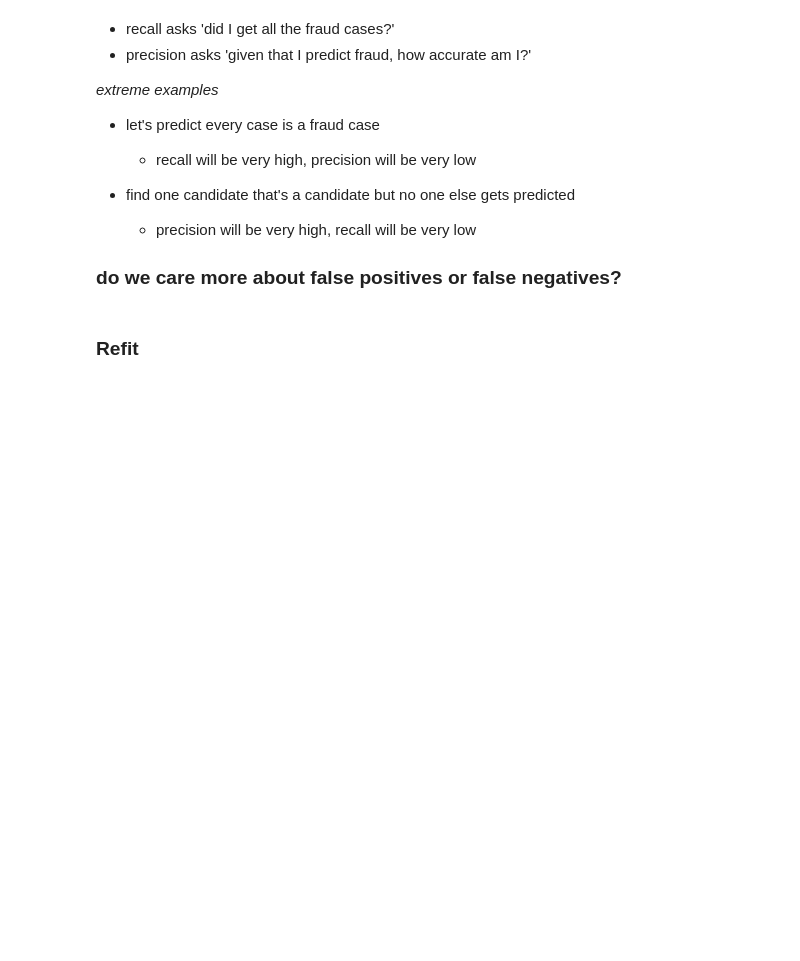
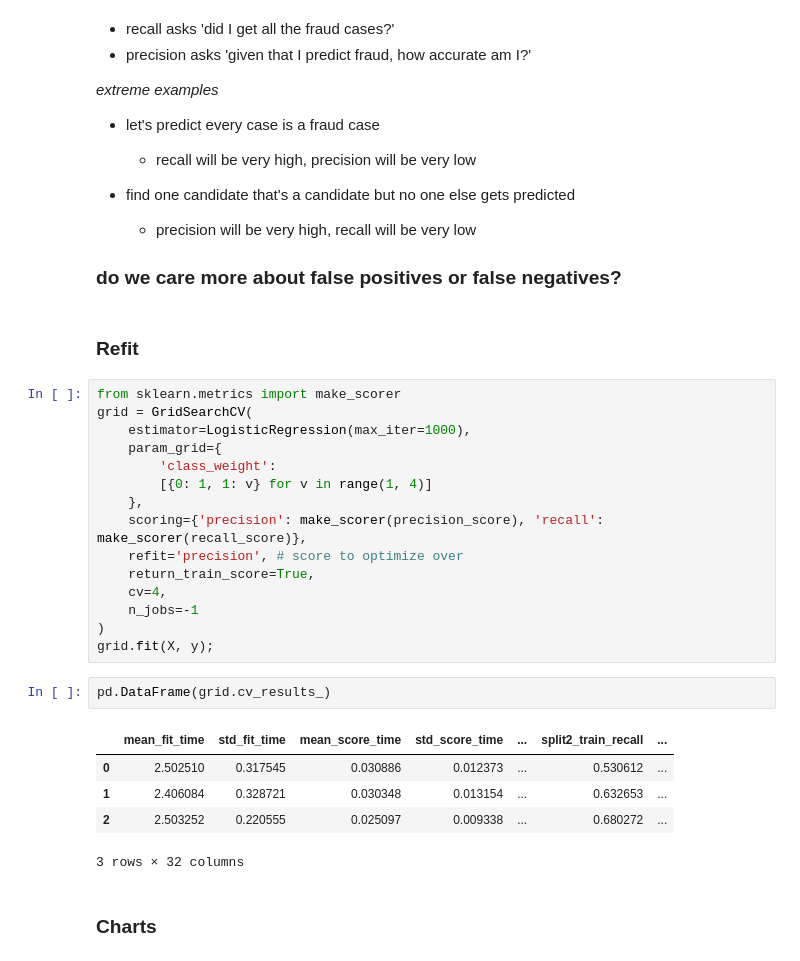
Before and after one commit to MiConnell/Learning-Notebooks, a Jupyter notebook: sklearn.ipynb, the cells around one changed output. Saved outputs shown, nothing was run; the diff lists cells and outputs as text; blank space fills up the shorter version.

Commit message:
refit

```diff
--- a/sklearn.ipynb
+++ b/sklearn.ipynb
@@ -258,3 +258,28 @@ precision=0.77 and recall=0.59
 ### do we care more about false positives or false negatives?
 # %% [markdown]
 ### Refit
+# %%
+from sklearn.metrics import make_scorer
+grid = GridSearchCV(
+    estimator=LogisticRegression(max_iter=1000),
+    param_grid={
+        'class_weight':
+        [{0: 1, 1: v} for v in range(1, 4)]
+    },
+    scoring={'precision': make_scorer(precision_score), 'recall': make_scorer(recall_score)},
+    refit='precision', # score to optimize over
+    return_train_score=True,
+    cv=4,
+    n_jobs=-1
+)
+grid.fit(X, y);
+# %%
+pd.DataFrame(grid.cv_results_)
+# %% [output]
+|  | mean_fit_time | std_fit_time | mean_score_time | std_score_time | ... | split2_train_recall | ... |
+| 0 | 2.502510 | 0.317545 | 0.030886 | 0.012373 | ... | 0.530612 | ... |
+| 1 | 2.406084 | 0.328721 | 0.030348 | 0.013154 | ... | 0.632653 | ... |
+| 2 | 2.503252 | 0.220555 | 0.025097 | 0.009338 | ... | 0.680272 | ... |
+3 rows × 32 columns
+# %% [markdown]
+### Charts
```
